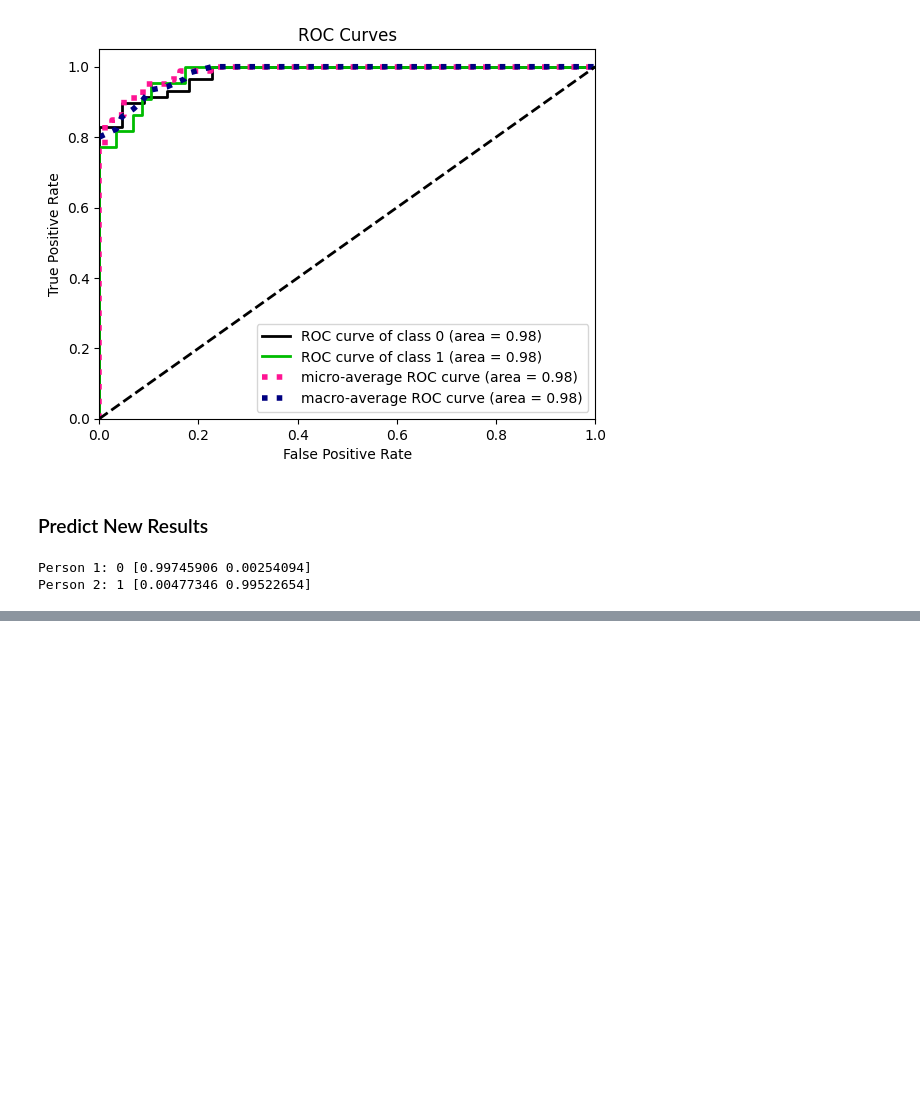
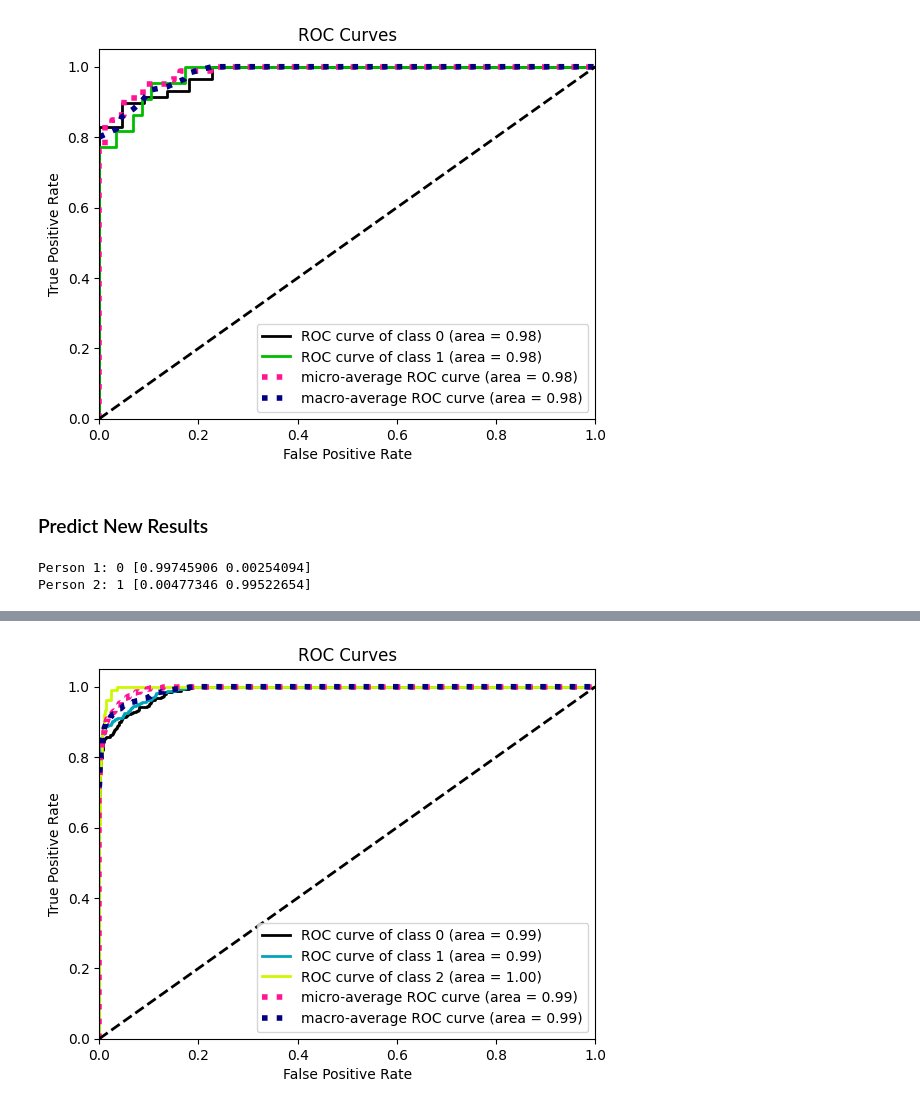
Before and after one commit to kariemoorman/didactic-diy, a Jupyter notebook: tutorials/predictive_modeling/logistic_regression.ipynb, the cells around one changed output, grey strips where cells are left out. Saved outputs shown, nothing was run; the diff lists cells and outputs as text; code cells hidden in the pictures; blank space fills up the shorter version.

```diff
--- a/tutorials/predictive_modeling/logistic_regression.ipynb
+++ b/tutorials/predictive_modeling/logistic_regression.ipynb
@@ -221,0 +289,5 @@ Person 2: 1 [0.00477346 0.99522654]
+# %%
+# Split data into independent and dependent variables
+X, y = data[['Gender', 'NormalizedAge', 'NormalizedSalary']], data['Target']
+# Split the dataset into training and testing sets
+X_train, X_test, y_train, y_test = train_test_split(X, y, test_size=0.2, random_state=42)
@@ -221,0 +306,5 @@ Person 2: 1 [0.00477346 0.99522654]
+# %%
+# Instantiate the model
+multi_model = LogisticRegression( C=10.0, solver='lbfgs',  multi_class='multinomial', max_iter=1000)
+# Train the model on the training data
+multi_model.fit(X_train, y_train)
@@ -221,0 +360,6 @@ Person 2: 1 [0.00477346 0.99522654]
+# %%
+y_pred_proba = multi_model.predict_proba(X_test)
+skplt.metrics.plot_roc(y_test, y_pred_proba)
+plt.show()
+# %% [output]
+[figure, added]
```
Also changed, not shown: parts of 11 cells of this notebook.
